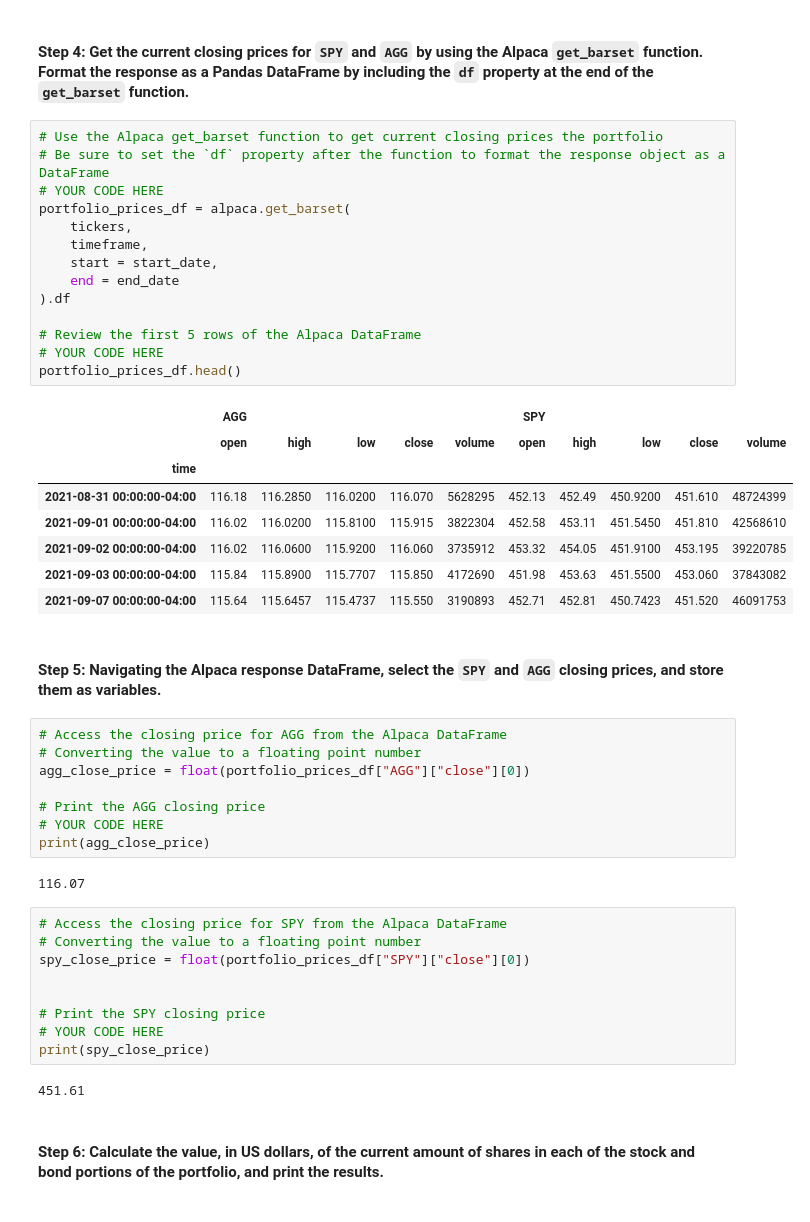
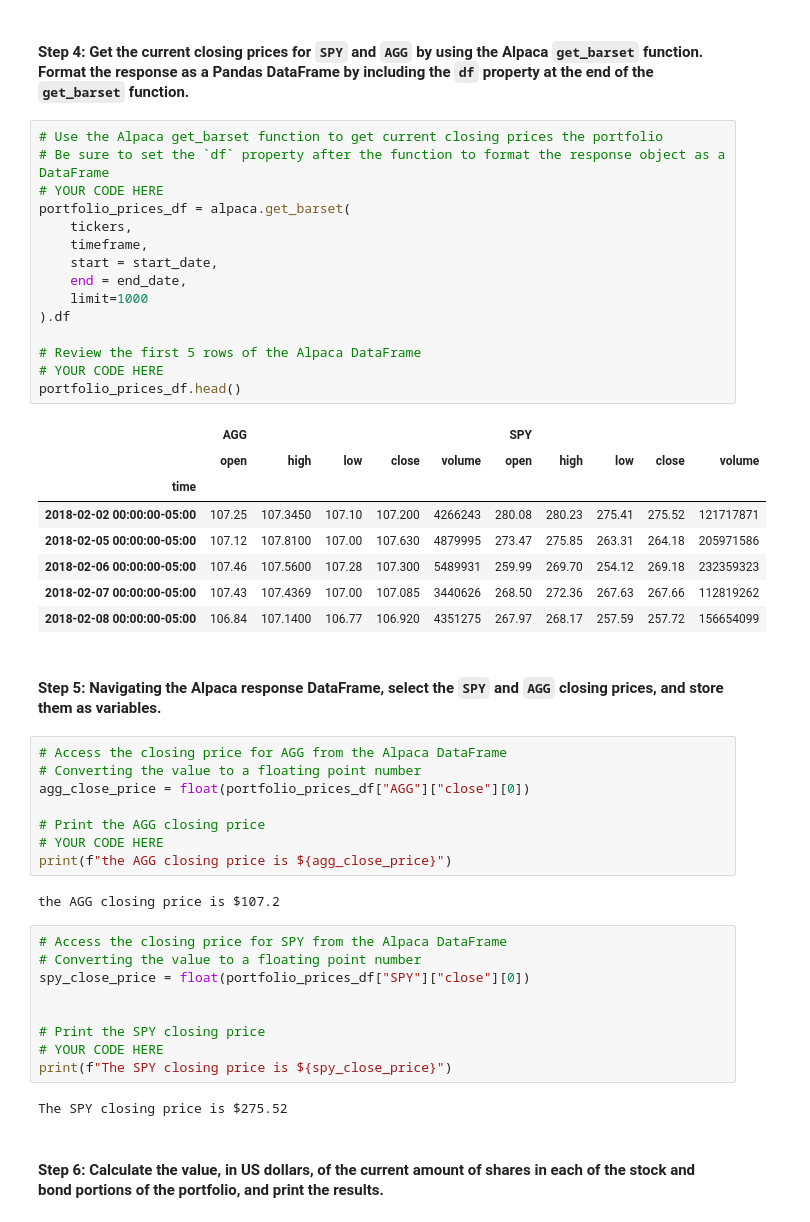
Before and after one commit to hchen1109/Finance_Analytics_5, a Jupyter notebook: financial_planning_tools.ipynb, the cells around one changed output. Cells and saved outputs as stored; diff of their text form.

```diff
--- a/financial_planning_tools.ipynb
+++ b/financial_planning_tools.ipynb
@@ -244,26 +244,27 @@ end_date = pd.Timestamp ("2020-08-07").isoformat()
 # %%
 # Use the Alpaca get_barset function to get current closing prices the portfolio
 # Be sure to set the `df` property after the function to format the response object as a DataFrame
 # YOUR CODE HERE
 portfolio_prices_df = alpaca.get_barset(
     tickers,
     timeframe,
     start = start_date,
-    end = end_date
+    end = end_date,
+    limit=1000
 ).df
 
 # Review the first 5 rows of the Alpaca DataFrame
 # YOUR CODE HERE
 portfolio_prices_df.head()
 # %% [output]
 |  | AGG |  |  |  |  | SPY |  |  |  |  |
 |  | open | high | low | close | volume | open | high | low | close | volume |
 | time |  |  |  |  |  |  |  |  |  |  |
-| 2021-08-31 00:00:00-04:00 | 116.18 | 116.2850 | 116.0200 | 116.070 | 5628295 | 452.13 | 452.49 | 450.9200 | 451.610 | 48724399 |
-| 2021-09-01 00:00:00-04:00 | 116.02 | 116.0200 | 115.8100 | 115.915 | 3822304 | 452.58 | 453.11 | 451.5450 | 451.810 | 42568610 |
-| 2021-09-02 00:00:00-04:00 | 116.02 | 116.0600 | 115.9200 | 116.060 | 3735912 | 453.32 | 454.05 | 451.9100 | 453.195 | 39220785 |
-| 2021-09-03 00:00:00-04:00 | 115.84 | 115.8900 | 115.7707 | 115.850 | 4172690 | 451.98 | 453.63 | 451.5500 | 453.060 | 37843082 |
-| 2021-09-07 00:00:00-04:00 | 115.64 | 115.6457 | 115.4737 | 115.550 | 3190893 | 452.71 | 452.81 | 450.7423 | 451.520 | 46091753 |
+| 2018-02-02 00:00:00-05:00 | 107.25 | 107.3450 | 107.10 | 107.200 | 4266243 | 280.08 | 280.23 | 275.41 | 275.52 | 121717871 |
+| 2018-02-05 00:00:00-05:00 | 107.12 | 107.8100 | 107.00 | 107.630 | 4879995 | 273.47 | 275.85 | 263.31 | 264.18 | 205971586 |
+| 2018-02-06 00:00:00-05:00 | 107.46 | 107.5600 | 107.28 | 107.300 | 5489931 | 259.99 | 269.70 | 254.12 | 269.18 | 232359323 |
+| 2018-02-07 00:00:00-05:00 | 107.43 | 107.4369 | 107.00 | 107.085 | 3440626 | 268.50 | 272.36 | 267.63 | 267.66 | 112819262 |
+| 2018-02-08 00:00:00-05:00 | 106.84 | 107.1400 | 106.77 | 106.920 | 4351275 | 267.97 | 268.17 | 257.59 | 257.72 | 156654099 |
 # %% [markdown]
 #### Step 5: Navigating the Alpaca response DataFrame, select the `SPY` and `AGG` closing prices, and store them as variables.
 # %%
@@ -273,9 +274,9 @@ agg_close_price = float(portfolio_prices_df["AGG"]["close"][0])
 
 # Print the AGG closing price
 # YOUR CODE HERE
-print(agg_close_price)
+print(f"the AGG closing price is ${agg_close_price}")
 # %% [output]
-116.07
+the AGG closing price is $107.2
 # %%
 # Access the closing price for SPY from the Alpaca DataFrame
 # Converting the value to a floating point number
@@ -284,9 +285,9 @@ spy_close_price = float(portfolio_prices_df["SPY"]["close"][0])
 
 # Print the SPY closing price
 # YOUR CODE HERE
-print(spy_close_price)
+print(f"The SPY closing price is ${spy_close_price}")
 # %% [output]
-451.61
+The SPY closing price is $275.52
 # %% [markdown]
 #### Step 6: Calculate the value, in US dollars, of the current amount of shares in each of the stock and bond portions of the portfolio, and print the results.
 # %%
```
Also changed, not shown: parts of 27 cells of this notebook, 2 other files.
